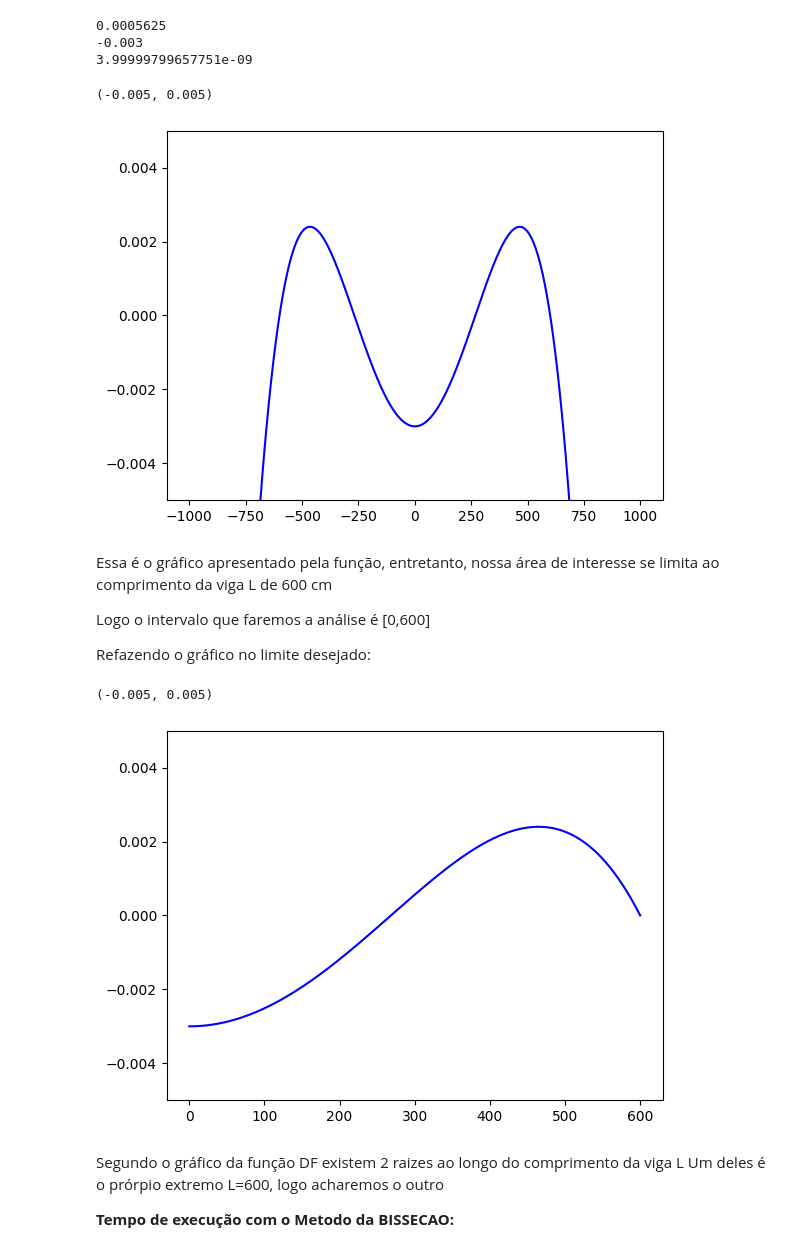
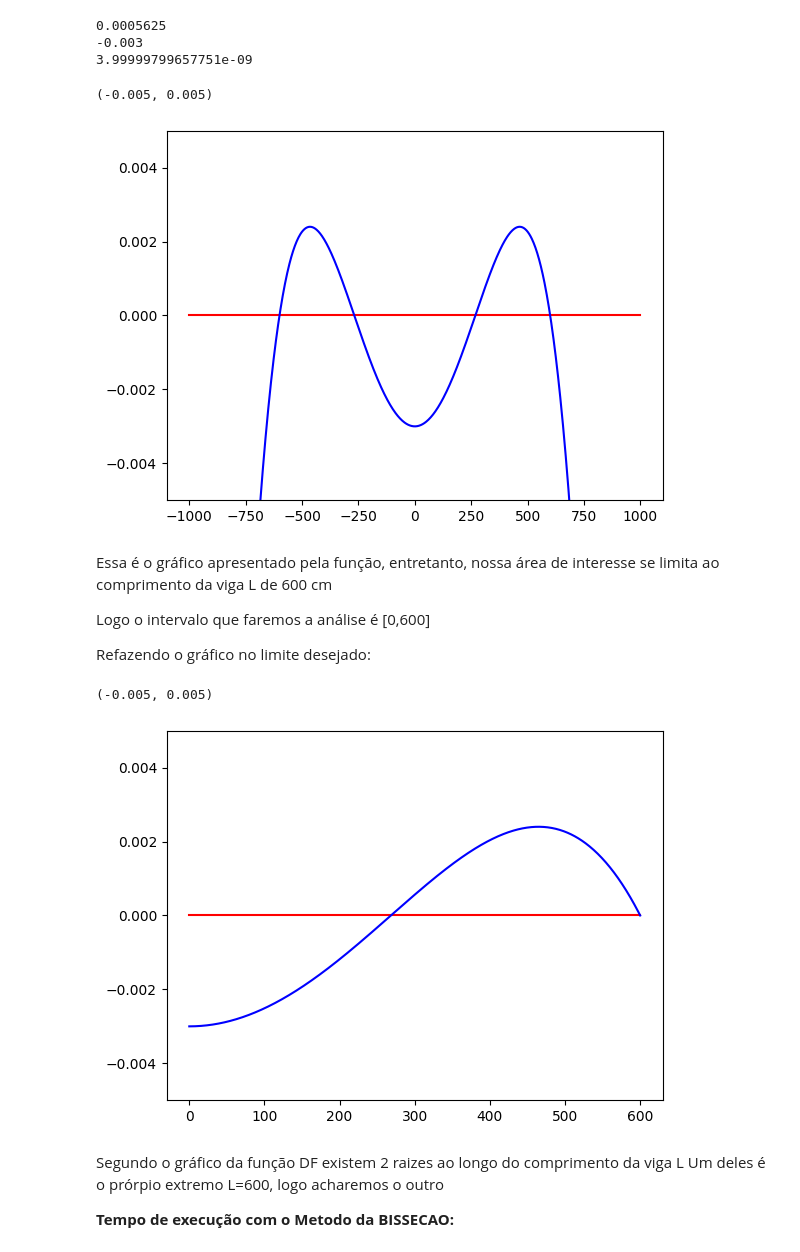
Before and after one commit to elison-maiko/PYCALC, a Jupyter notebook: Pratica_CN.ipynb, the cells around one changed output. Drawn from its saved outputs; the diff is of its cells as text; code cells hidden in the pictures.

Commit message:
Ajuste do eixo X para vizualização das raizes

```diff
--- a/Pratica_CN.ipynb
+++ b/Pratica_CN.ipynb
@@ -84,13 +84,15 @@ print(cte*df(599.9999))
 # %%
 x1 = np.array(range(-1000,1000))
 dom = np.linspace(np.min(x1),np.max(x1),1000)
 im = [cte*df(t) for t in dom]
+eixoX = [0 for i in dom]
 
+plt.plot(dom, eixoX, 'r')
 plt.plot(dom,im,'b')
 plt.ylim(-0.005, 0.005)
 # %% [output]
 (-0.005, 0.005)
-[figure, old version]
+[figure, new version]
 # %% [markdown]
 Essa é o gráfico apresentado pela função, entretanto, nossa área de interesse se limita ao comprimento da viga L de 600 cm
 
@@ -102,11 +104,12 @@ x = np.array(range(0,601)) ## Pois só nos interessa a parte da equação que se
 dom = np.linspace(np.min(x),np.max(x),1000)
 im = [cte*df(t) for t in dom]
 
+plt.plot(dom, eixoX, 'r')
 plt.plot(dom,im,'b')
 plt.ylim(-0.005, 0.005)
 # %% [output]
 (-0.005, 0.005)
-[figure, old version]
+[figure, new version]
 # %% [markdown]
 Segundo o gráfico da função DF existem 2 raizes ao longo do comprimento da viga L
 Um deles é o prórpio extremo L=600, logo acharemos o outro
```
Also changed, not shown: parts of 3 cells of this notebook.
